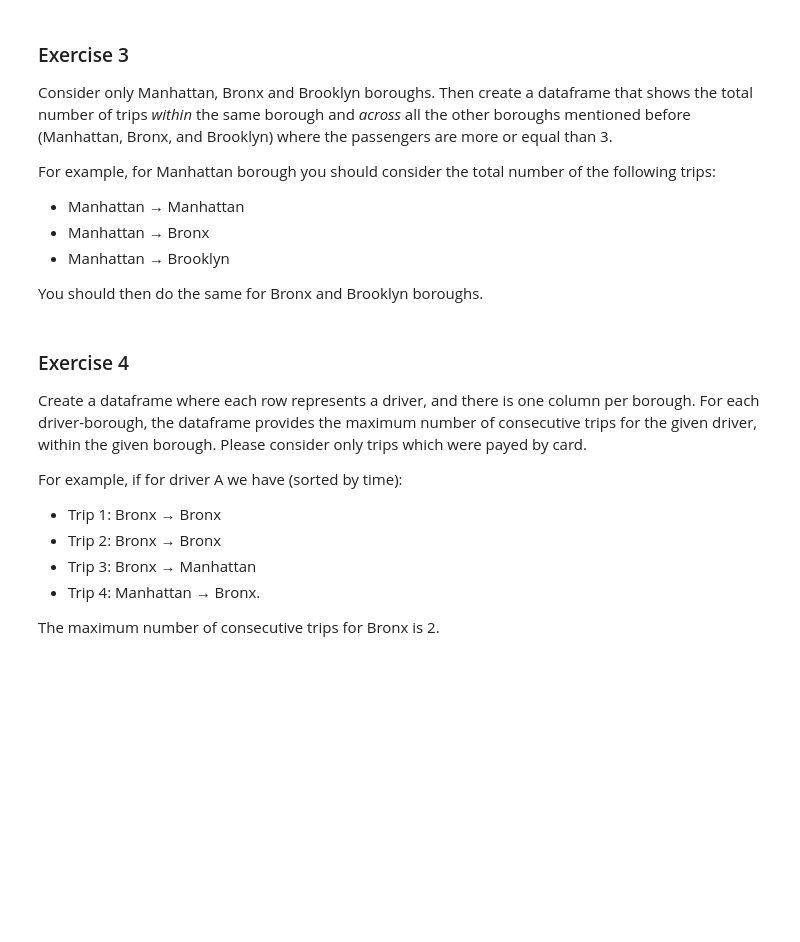
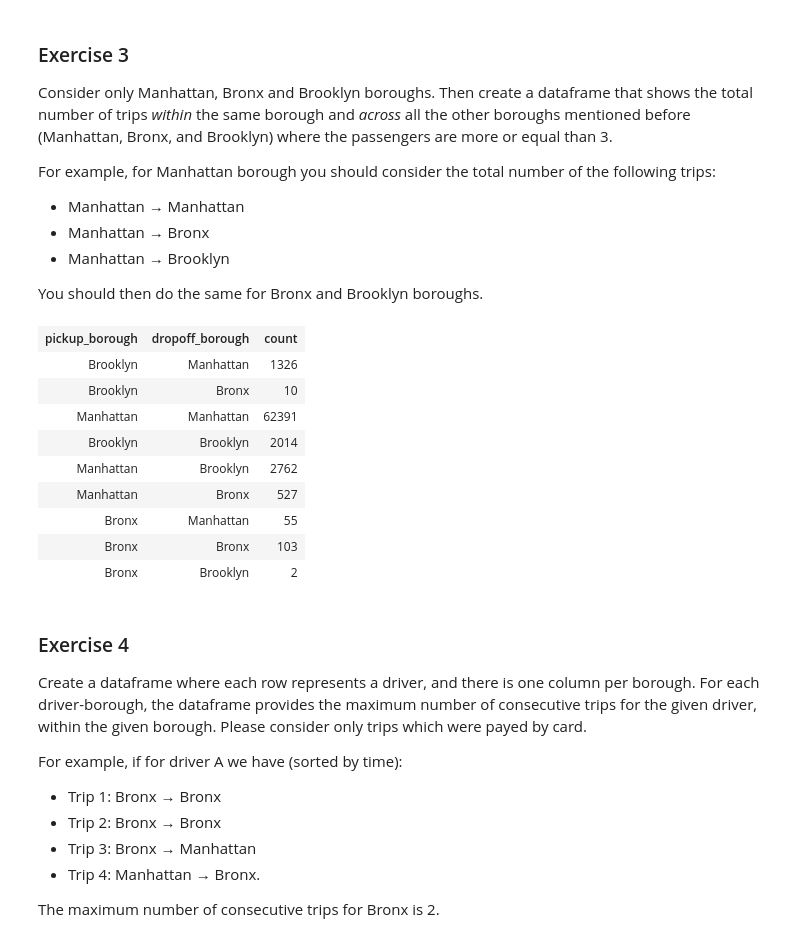
Before and after one commit to sAndreotti/VisualAnalytics, a Jupyter notebook: Assignment 3/Assignment3.ipynb, the cells around one changed output. Saved outputs shown, nothing was run; the diff lists cells and outputs as text; code cells hidden in the pictures; blank space fills up the shorter version.

```diff
--- a/Assignment 3/Assignment3.ipynb
+++ b/Assignment 3/Assignment3.ipynb
@@ -153,6 +214,31 @@ For example, for Manhattan borough you should consider the total number of the f
 - Manhattan → Brooklyn
 
 You should then do the same for Bronx and Brooklyn boroughs.
+# %%
+from pyspark.sql.functions import col, when, count
+
+# Define the boroughs of interest
+boroughs_of_interest = ["Manhattan", "Bronx", "Brooklyn"]
+
+# Filter the joined_df for trips starting and ending in the boroughs of interest and with at least 3 passengers
+filtered_trips = trip_filtered_df.filter(
+    (col("pickup_borough").isin(boroughs_of_interest)) &
+    (col("dropoff_borough").isin(boroughs_of_interest)) &
+    (col("passenger_count") >= 3)
+).groupBy(['pickup_borough', 'dropoff_borough']).count()
+
+filtered_trips
+# %% [output]
+| pickup_borough | dropoff_borough | count |
+| Brooklyn | Manhattan | 1326 |
+| Brooklyn | Bronx | 10 |
+| Manhattan | Manhattan | 62391 |
+| Brooklyn | Brooklyn | 2014 |
+| Manhattan | Brooklyn | 2762 |
+| Manhattan | Bronx | 527 |
+| Bronx | Manhattan | 55 |
+| Bronx | Bronx | 103 |
+| Bronx | Brooklyn | 2 |
 # %% [markdown]
 ### Exercise 4
 Create a dataframe where each row represents a driver, and there is one column per borough.
```
Also changed, not shown: parts of 21 cells of this notebook.
